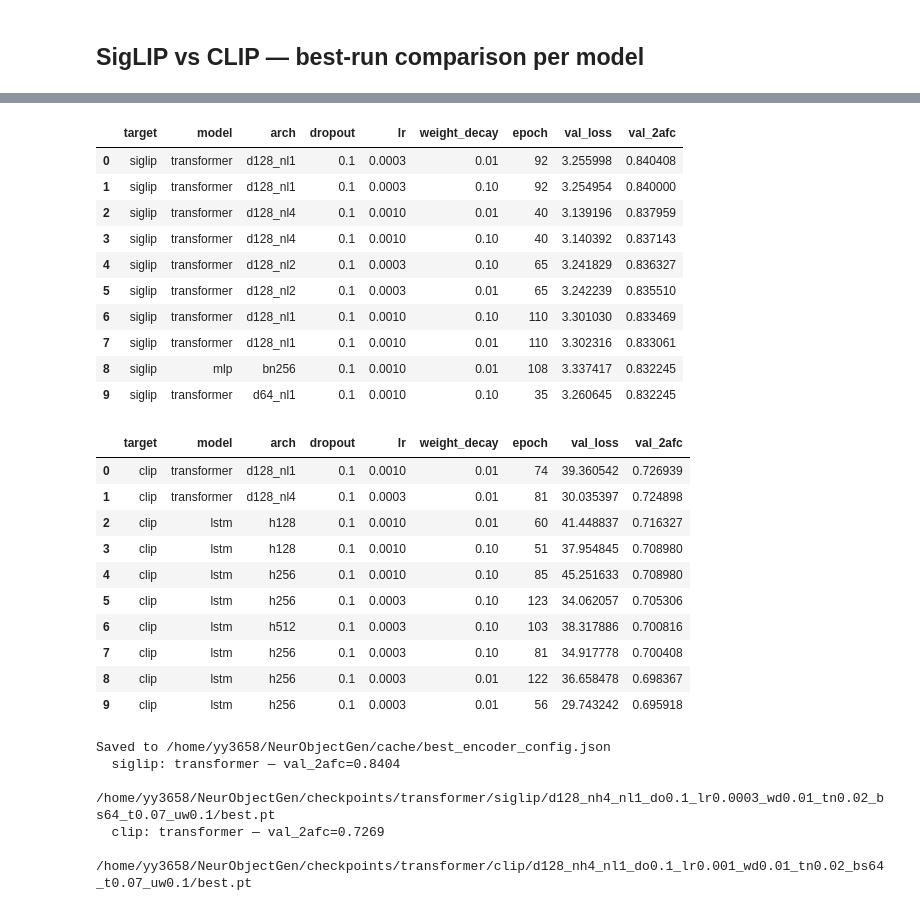
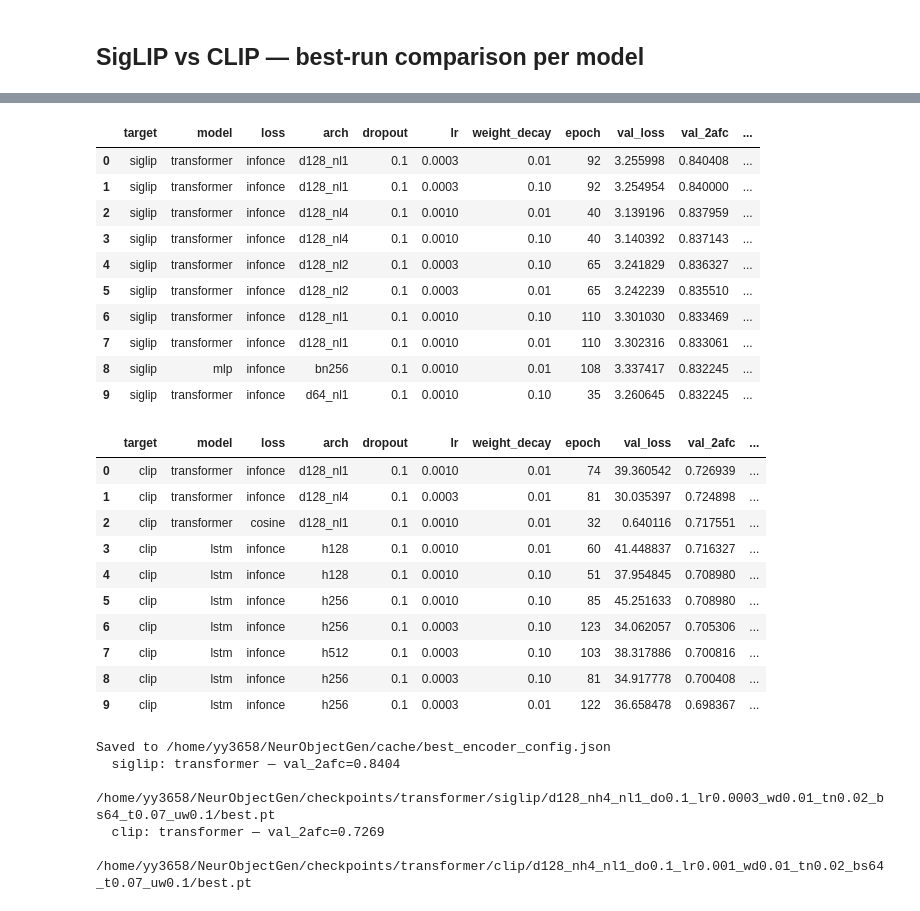
Before and after one commit to YAOJaredz/NeurObjectGen, a Jupyter notebook: notebooks/sweep_results.ipynb, the cells around one changed output, grey strips where cells are left out. Cells and saved outputs as stored; diff of their text form; code cells hidden in the pictures.

```diff
--- a/notebooks/sweep_results.ipynb
+++ b/notebooks/sweep_results.ipynb
@@ -15,7 +15,6 @@ sys.path.insert(0, '.')
 from config_const import CHECKPOINT_DIR
 
 # ── swept hyperparameter grids — keyed by (model, target) ────────────────────
-# Values taken directly from jobs/sweep_<model>_<target>.sh
 SWEEP_PARAMS = {
     ("mlp", "siglip"): {
         "bottleneck":   {64, 128, 256},
@@ -71,7 +70,6 @@ for model_name in ENCODER_MODELS:
         candidates.extend((tgt, model_name, pt) for pt in sorted(pattern_dir.glob("*/best.pt")))
 
 def _in_sweep(args: dict, model_name: str, tgt: str) -> bool:
-    """Return True only if every swept param value is within the swept grid."""
     grid = SWEEP_PARAMS.get((model_name, tgt), {})
     for param, allowed in grid.items():
         val = args.get(param)
@@ -94,7 +92,13 @@ def load_one(item):
         args["target"] = tgt
     if not _in_sweep(args, model_name, tgt):
         return None, None
-    return {**args, **ckpt["metrics"], "path": str(pt)}, None
+    # infer loss from path if not stored (older checkpoints default to infonce)
+    if "loss" not in args or args["loss"] is None:
+        args["loss"] = "cosine" if "losscosine" in str(pt) else "infonce"
+    row = {**args, **ckpt["metrics"], "path": str(pt)}
+    if "test_metrics" in ckpt:
+        row.update(ckpt["test_metrics"])
+    return row, None
 
 records, skipped = [], []
 with ThreadPoolExecutor(max_workers=8) as pool:
@@ -112,7 +116,9 @@ if skipped:
         print(f"  {pt.name}: {err}")
 
 df = pd.DataFrame(records)
-print(f"{len(df)} runs loaded")
+has_test = all(c in df.columns for c in ["test_2afc", "test_top1", "test_top5", "test_top10"])
+print(f"{len(df)} runs loaded  |  test_metrics present: {has_test}")
+print(df.groupby(["model", "target", "loss"]).size().to_string())
 df.head()
 # %% [output]
 Skipped 16 unreadable checkpoints:
@@ -329,32 +460,35 @@ plt.show()
 # %%
-top10_cols = [c for c in ["target", "model", "arch", "dropout", "lr", "weight_decay", "epoch", "val_loss", "val_2afc"] if c in df.columns]
+top10_cols = [c for c in ["target", "model", "loss", "arch", "dropout", "lr", "weight_decay",
+                          "epoch", "val_loss", "val_2afc",
+                          "test_2afc", "test_top1", "test_top5", "test_top10"]
+              if c in df.columns]
 df[df['target'] == 'siglip'].sort_values("val_2afc", ascending=False)[top10_cols].head(10).reset_index(drop=True)
 # %% [output]
-|  | target | model | arch | dropout | lr | weight_decay | epoch | val_loss | val_2afc |
-| 0 | siglip | transformer | d128_nl1 | 0.1 | 0.0003 | 0.01 | 92 | 3.255998 | 0.840408 |
-| 1 | siglip | transformer | d128_nl1 | 0.1 | 0.0003 | 0.10 | 92 | 3.254954 | 0.840000 |
-| 2 | siglip | transformer | d128_nl4 | 0.1 | 0.0010 | 0.01 | 40 | 3.139196 | 0.837959 |
-| 3 | siglip | transformer | d128_nl4 | 0.1 | 0.0010 | 0.10 | 40 | 3.140392 | 0.837143 |
-| 4 | siglip | transformer | d128_nl2 | 0.1 | 0.0003 | 0.10 | 65 | 3.241829 | 0.836327 |
-| 5 | siglip | transformer | d128_nl2 | 0.1 | 0.0003 | 0.01 | 65 | 3.242239 | 0.835510 |
-| 6 | siglip | transformer | d128_nl1 | 0.1 | 0.0010 | 0.10 | 110 | 3.301030 | 0.833469 |
-| 7 | siglip | transformer | d128_nl1 | 0.1 | 0.0010 | 0.01 | 110 | 3.302316 | 0.833061 |
-| 8 | siglip | mlp | bn256 | 0.1 | 0.0010 | 0.01 | 108 | 3.337417 | 0.832245 |
-| 9 | siglip | transformer | d64_nl1 | 0.1 | 0.0010 | 0.10 | 35 | 3.260645 | 0.832245 |
+|  | target | model | loss | arch | dropout | lr | weight_decay | epoch | val_loss | val_2afc | ... |
+| 0 | siglip | transformer | infonce | d128_nl1 | 0.1 | 0.0003 | 0.01 | 92 | 3.255998 | 0.840408 | ... |
+| 1 | siglip | transformer | infonce | d128_nl1 | 0.1 | 0.0003 | 0.10 | 92 | 3.254954 | 0.840000 | ... |
+| 2 | siglip | transformer | infonce | d128_nl4 | 0.1 | 0.0010 | 0.01 | 40 | 3.139196 | 0.837959 | ... |
+| 3 | siglip | transformer | infonce | d128_nl4 | 0.1 | 0.0010 | 0.10 | 40 | 3.140392 | 0.837143 | ... |
+| 4 | siglip | transformer | infonce | d128_nl2 | 0.1 | 0.0003 | 0.10 | 65 | 3.241829 | 0.836327 | ... |
+| 5 | siglip | transformer | infonce | d128_nl2 | 0.1 | 0.0003 | 0.01 | 65 | 3.242239 | 0.835510 | ... |
+| 6 | siglip | transformer | infonce | d128_nl1 | 0.1 | 0.0010 | 0.10 | 110 | 3.301030 | 0.833469 | ... |
+| 7 | siglip | transformer | infonce | d128_nl1 | 0.1 | 0.0010 | 0.01 | 110 | 3.302316 | 0.833061 | ... |
+| 8 | siglip | mlp | infonce | bn256 | 0.1 | 0.0010 | 0.01 | 108 | 3.337417 | 0.832245 | ... |
+| 9 | siglip | transformer | infonce | d64_nl1 | 0.1 | 0.0010 | 0.10 | 35 | 3.260645 | 0.832245 | ... |
 # %%
 df[df['target'] == 'clip'].sort_values("val_2afc", ascending=False)[top10_cols].head(10).reset_index(drop=True)
 # %% [output]
-|  | target | model | arch | dropout | lr | weight_decay | epoch | val_loss | val_2afc |
-| 0 | clip | transformer | d128_nl1 | 0.1 | 0.0010 | 0.01 | 74 | 39.360542 | 0.726939 |
-| 1 | clip | transformer | d128_nl4 | 0.1 | 0.0003 | 0.01 | 81 | 30.035397 | 0.724898 |
-| 2 | clip | lstm | h128 | 0.1 | 0.0010 | 0.01 | 60 | 41.448837 | 0.716327 |
-| 3 | clip | lstm | h128 | 0.1 | 0.0010 | 0.10 | 51 | 37.954845 | 0.708980 |
-| 4 | clip | lstm | h256 | 0.1 | 0.0010 | 0.10 | 85 | 45.251633 | 0.708980 |
-| 5 | clip | lstm | h256 | 0.1 | 0.0003 | 0.10 | 123 | 34.062057 | 0.705306 |
-| 6 | clip | lstm | h512 | 0.1 | 0.0003 | 0.10 | 103 | 38.317886 | 0.700816 |
-| 7 | clip | lstm | h256 | 0.1 | 0.0003 | 0.10 | 81 | 34.917778 | 0.700408 |
-| 8 | clip | lstm | h256 | 0.1 | 0.0003 | 0.01 | 122 | 36.658478 | 0.698367 |
-| 9 | clip | lstm | h256 | 0.1 | 0.0003 | 0.01 | 56 | 29.743242 | 0.695918 |
+|  | target | model | loss | arch | dropout | lr | weight_decay | epoch | val_loss | val_2afc | ... |
+| 0 | clip | transformer | infonce | d128_nl1 | 0.1 | 0.0010 | 0.01 | 74 | 39.360542 | 0.726939 | ... |
+| 1 | clip | transformer | infonce | d128_nl4 | 0.1 | 0.0003 | 0.01 | 81 | 30.035397 | 0.724898 | ... |
+| 2 | clip | transformer | cosine | d128_nl1 | 0.1 | 0.0010 | 0.01 | 32 | 0.640116 | 0.717551 | ... |
+| 3 | clip | lstm | infonce | h128 | 0.1 | 0.0010 | 0.01 | 60 | 41.448837 | 0.716327 | ... |
+| 4 | clip | lstm | infonce | h128 | 0.1 | 0.0010 | 0.10 | 51 | 37.954845 | 0.708980 | ... |
+| 5 | clip | lstm | infonce | h256 | 0.1 | 0.0010 | 0.10 | 85 | 45.251633 | 0.708980 | ... |
+| 6 | clip | lstm | infonce | h256 | 0.1 | 0.0003 | 0.10 | 123 | 34.062057 | 0.705306 | ... |
+| 7 | clip | lstm | infonce | h512 | 0.1 | 0.0003 | 0.10 | 103 | 38.317886 | 0.700816 | ... |
+| 8 | clip | lstm | infonce | h256 | 0.1 | 0.0003 | 0.10 | 81 | 34.917778 | 0.700408 | ... |
+| 9 | clip | lstm | infonce | h256 | 0.1 | 0.0003 | 0.01 | 122 | 36.658478 | 0.698367 | ... |
 # %%
 import json
 from config_const import CACHE_DIR
```
Also changed, not shown: parts of 11 cells of this notebook, 2 other files.
